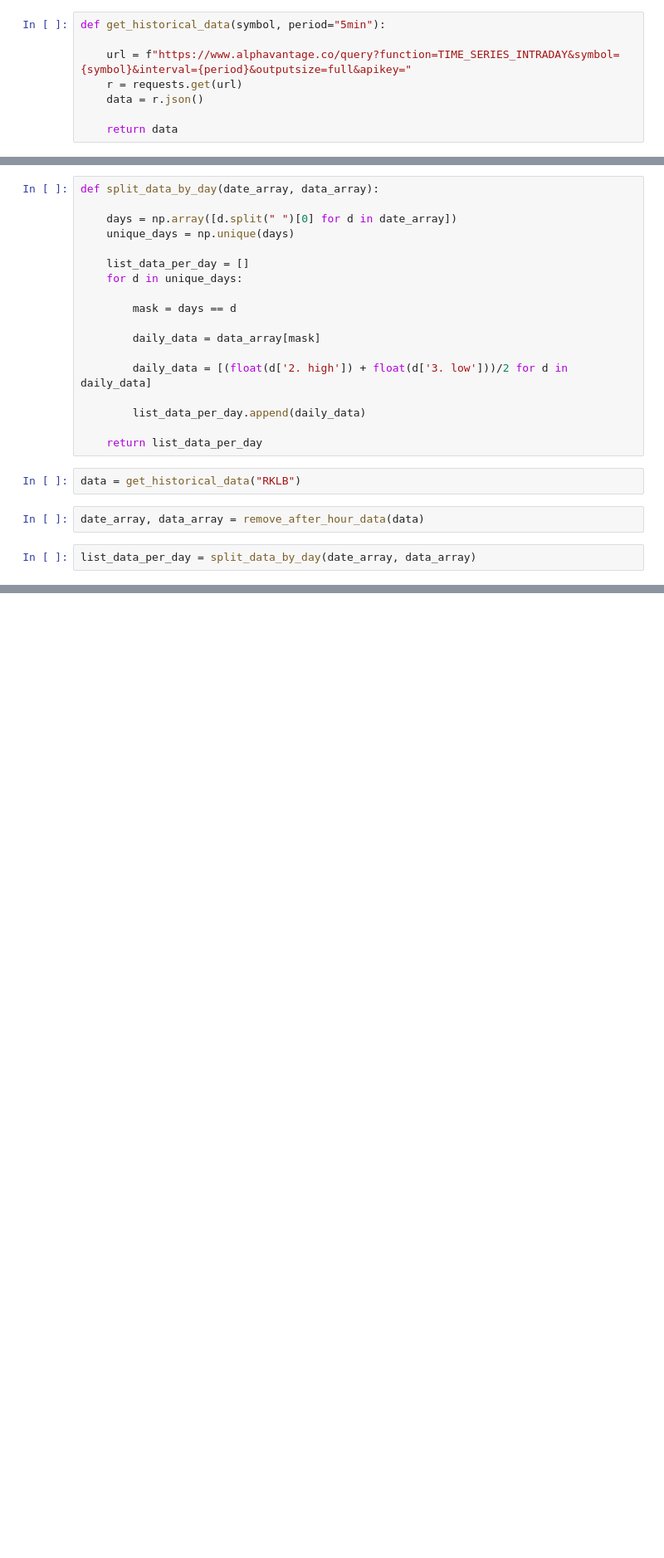
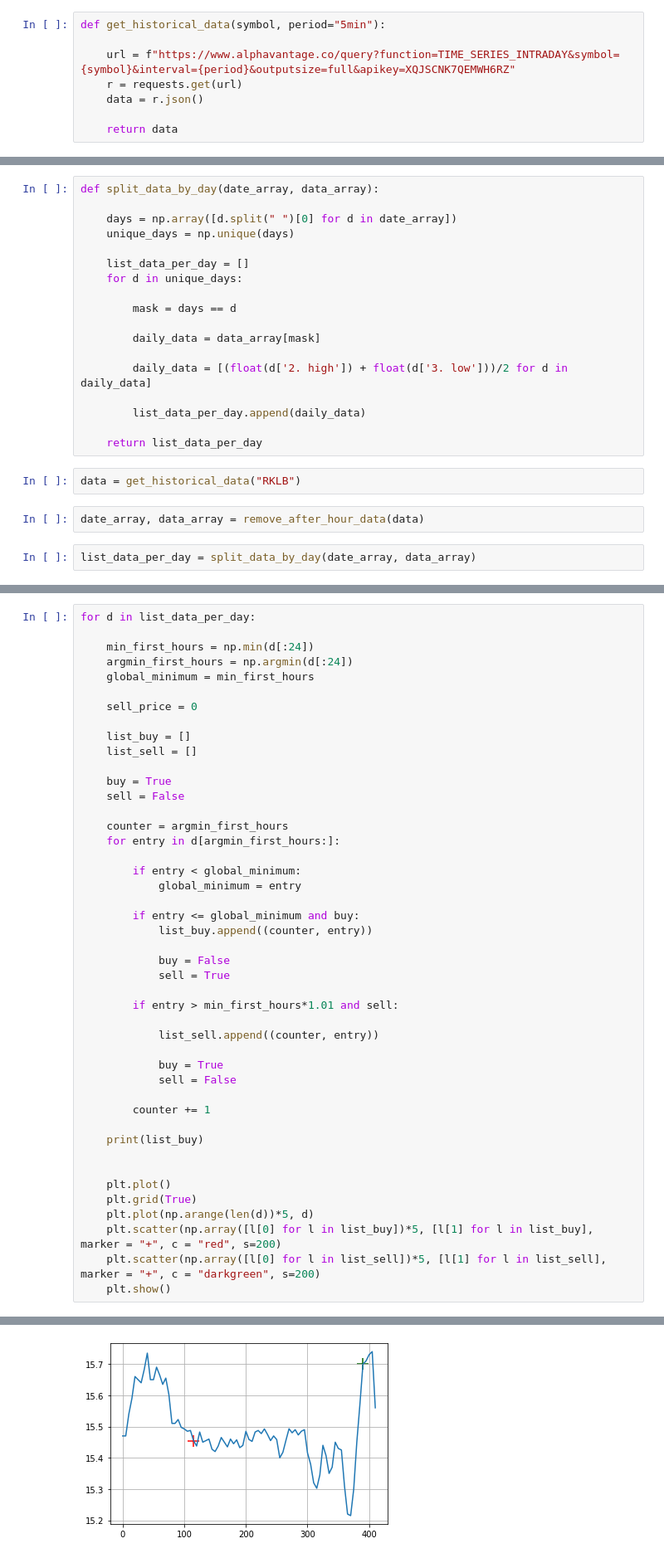
Before and after one commit to pinouche/investment_analysis, a Jupyter notebook: day_trading_test.ipynb, the cells around one changed output, grey strips where cells are left out. Shown: that part at 83% size. Cells and saved outputs as stored; diff of their text form; blank space fills up the shorter version.

```diff
--- a/day_trading_test.ipynb
+++ b/day_trading_test.ipynb
@@ -7,7 +7,7 @@ import matplotlib.pyplot as plt
 # %%
 def get_historical_data(symbol, period="5min"):
 
-    url = f"https://www.alphavantage.co/query?function=TIME_SERIES_INTRADAY&symbol={symbol}&interval={period}&outputsize=full&apikey="
+    url = f"https://www.alphavantage.co/query?function=TIME_SERIES_INTRADAY&symbol={symbol}&interval={period}&outputsize=full&apikey=XQJSCNK7QEMWH6RZ"
     r = requests.get(url)
     data = r.json()
 
@@ -69,0 +49,46 @@ for d in list_data_per_day:
+# %%
+for d in list_data_per_day:
+
+    min_first_hours = np.min(d[:24])
+    argmin_first_hours = np.argmin(d[:24])
+    global_minimum = min_first_hours
+
+    sell_price = 0
+
+    list_buy = []
+    list_sell = []
+
+    buy = True
+    sell = False
+
+    counter = argmin_first_hours
+    for entry in d[argmin_first_hours:]:
+
+        if entry < global_minimum:
+            global_minimum = entry
+
+        if entry <= global_minimum and buy:
+            list_buy.append((counter, entry))
+
+            buy = False
+            sell = True
+
+        if entry > min_first_hours*1.01 and sell:
+
+            list_sell.append((counter, entry))
+
+            buy = True
+            sell = False
+
+        counter += 1
+
+    print(list_buy)
+
+
+    plt.plot()
+    plt.grid(True)
+    plt.plot(np.arange(len(d))*5, d)
+    plt.scatter(np.array([l[0] for l in list_buy])*5, [l[1] for l in list_buy], marker = "+", c = "red", s=200)
+    plt.scatter(np.array([l[0] for l in list_sell])*5, [l[1] for l in list_sell], marker = "+", c = "darkgreen", s=200)
+    plt.show()
+# %% [output]
@@ -69,0 +96 @@ for d in list_data_per_day:
+[figure, added]
```
Also changed, not shown: parts of 3 cells of this notebook.
